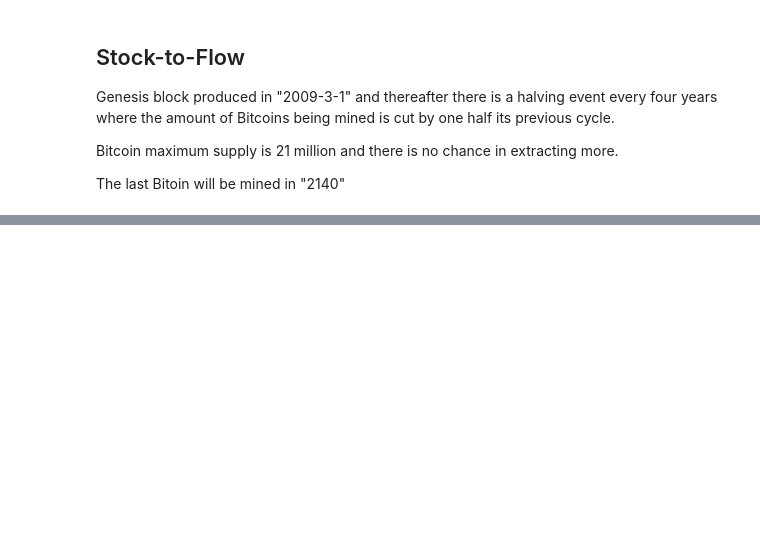
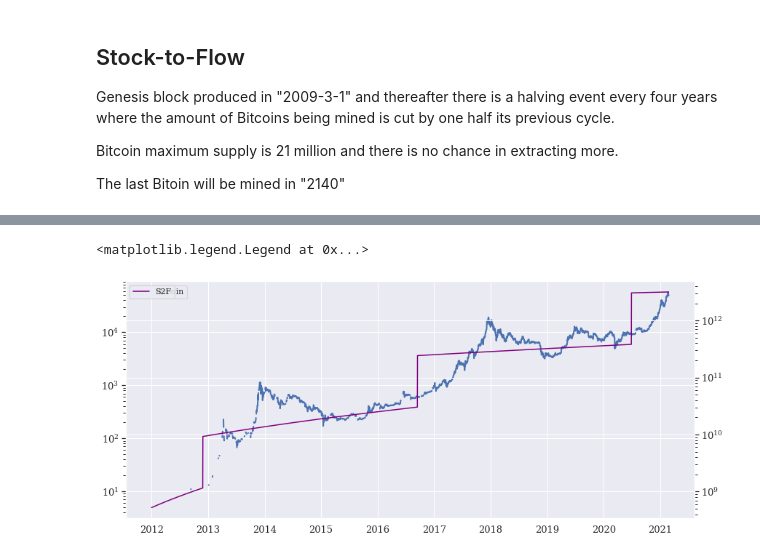
Before and after one commit to Igodlab/Bitcoin-price, a Jupyter notebook: BTC_price.ipynb, the cells around one changed output, grey strips where cells are left out. Saved outputs shown, nothing was run; the diff lists cells and outputs as text; code cells hidden in the pictures; blank space fills up the shorter version.

```diff
--- a/BTC_price.ipynb
+++ b/BTC_price.ipynb
@@ -294,3 +357,5 @@ The last Bitoin will be mined in "2140"
+# %%
+Xday["BTC_stock"] = pad_nan(totB, cc="total-bitcoins")
 # %%
 ## dates of genesis and last block
 base0 = datetime.strptime("2009-1-3 00:00:00", '%Y-%m-%d %H:%M:%S')
@@ -379,0 +457,4 @@ S2F = []
+# %%
+## Stock-toFlow
+BTCs["S2F"] = BTCs["BTC_stock"]/BTCs["BTC_mined"]
+BTCs.tail()
@@ -379,0 +468,5 @@ S2F = []
+# %%
+## add S2F to master dataset
+BTCs_chopped = time_truncate(BTCs)
+Xday[["S2F", "BTC_stock"]] = BTCs_chopped[["S2F", "BTC_stock"]]
+Xday
@@ -379,0 +487,15 @@ S2F = []
+# %%
+## S2F
+fig4, ax1 = plt.subplots(figsize=(14,6))
+ax1.plot(Xday["Date"], Xday["Close"], label="Bitcoin", lw=2)
+ax1.set(yscale="log")
+
+ax2 = ax1.twinx()
+ax2.plot(Xday["Date"], 0.4*Xday["S2F"]**3, color="purple", label="S2F")
+ax2.set(yscale="log")
+
+ax1.legend()
+ax2.legend()
+# %% [output]
+<matplotlib.legend.Legend at 0x...>
+[figure, added]
```
Also changed, not shown: parts of 26 cells of this notebook.
